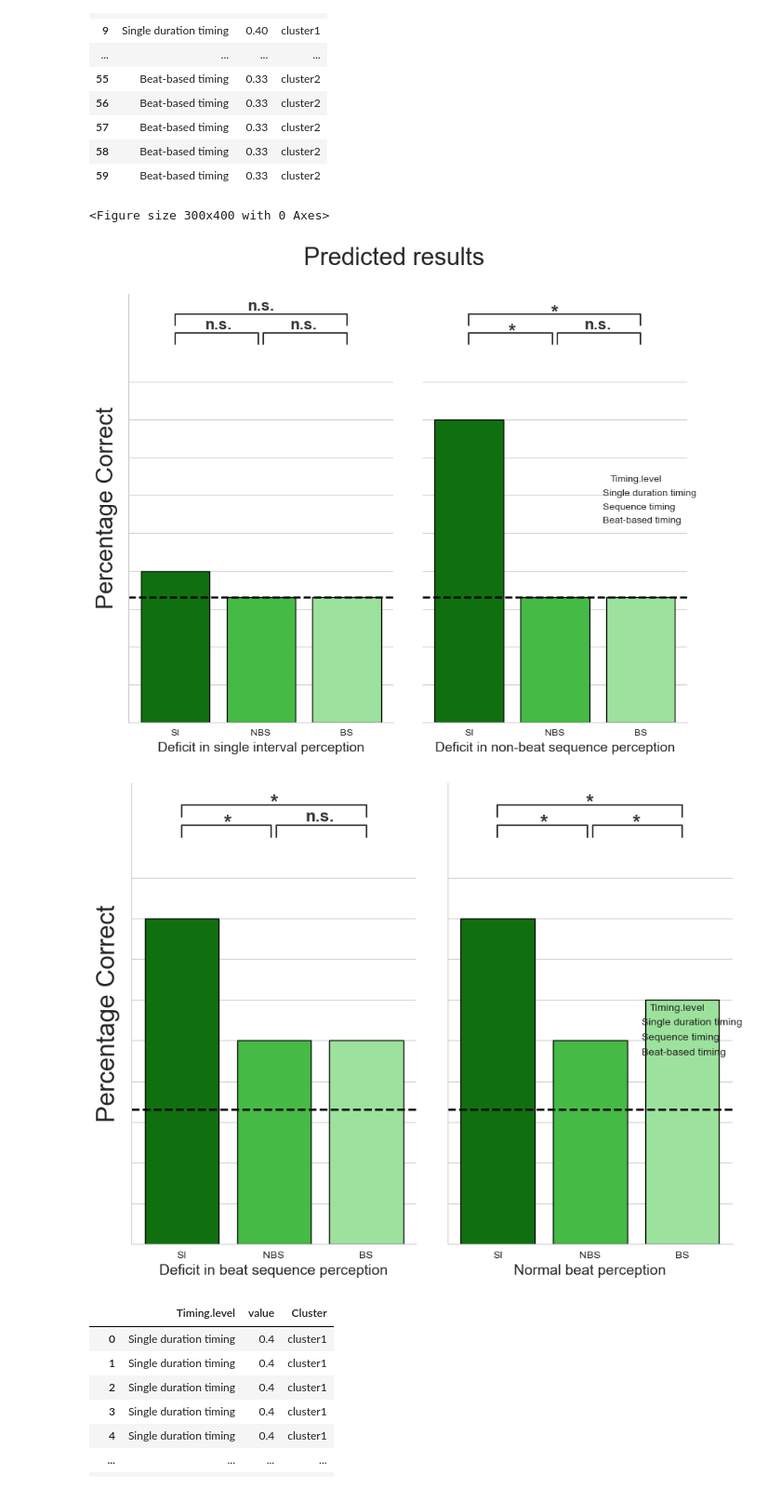
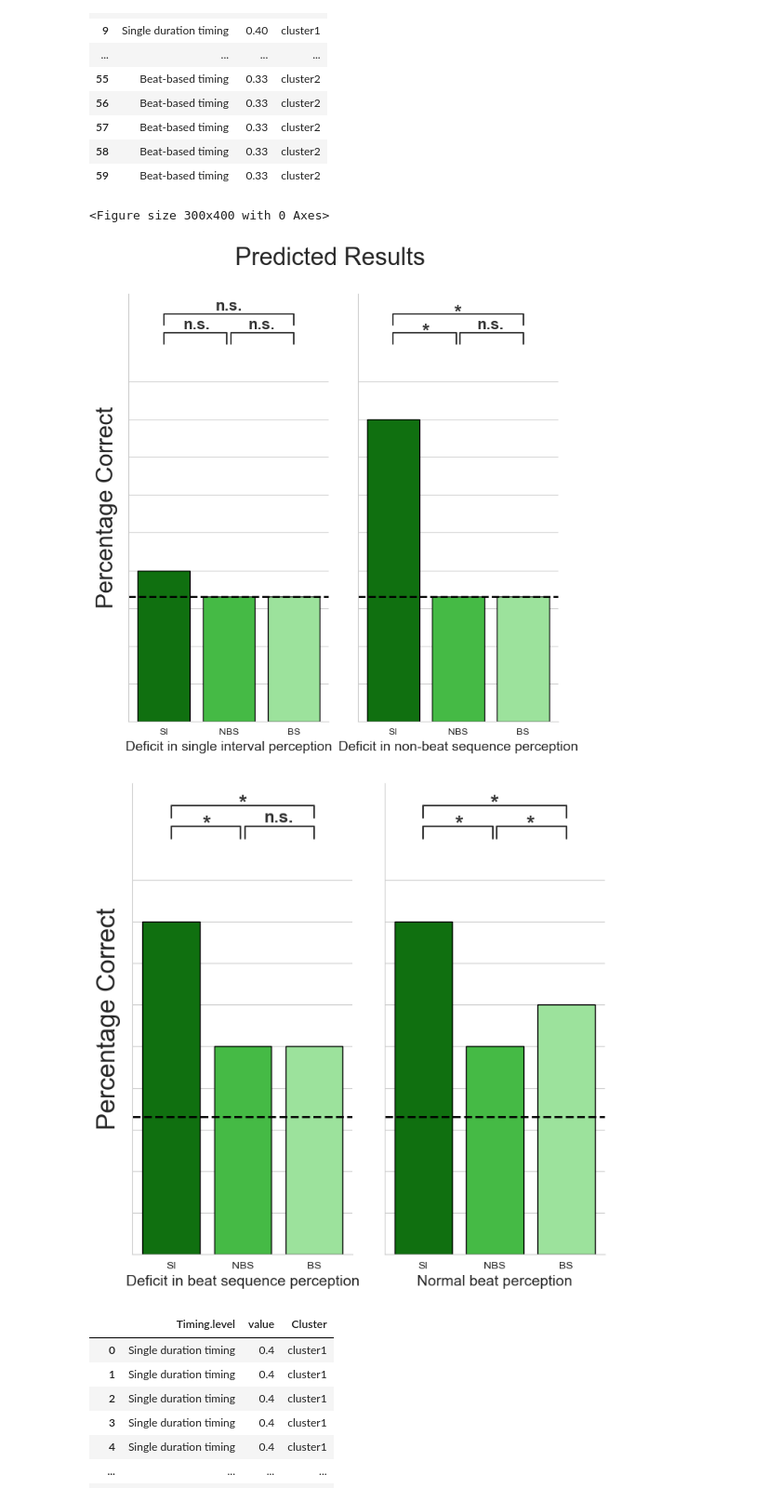
Before and after one commit to Zhaleh-Alipour/Hierarchy-to-Beat-Perception_Auditory-Visual, a Jupyter notebook: visualization/predicted results.ipynb, the cells around one changed output. Shown at 93% size. Saved outputs shown, nothing was run; the diff lists cells and outputs as text; code cells hidden in the pictures.

Commit message:
Update predicted results code

```diff
--- a/visualization/predicted results.ipynb
+++ b/visualization/predicted results.ipynb
@@ -55,10 +55,10 @@ sns.set_style('whitegrid')
 ############# plot #############
 g=sns.catplot(data=df_upper,x='Timing.level',y='value',kind='bar',col='Cluster',
               palette=['green','limegreen','lightgreen'],edgecolor="black", height=7, aspect=0.5,
-              alpha=1, legend=True, sharey=True, sharex=True, margin_titles=False)
+              alpha=1, legend=False, sharey=True, sharex=True, margin_titles=False)
 gg=sns.catplot(data=df_lower,x='Timing.level',y='value',kind='bar',col='Cluster',
               palette=['green','limegreen','lightgreen'],edgecolor="black", height=7, aspect=0.5,
-              alpha=1, legend=True, sharey=True, sharex=True, margin_titles=False)
+              alpha=1, legend=False, sharey=True, sharex=True, margin_titles=False)
 
 for i, ax in enumerate(g.axes.flat):
     cluster_name = g.col_names[i]
@@ -72,7 +72,7 @@ for h in [g,gg]:
     h.set_titles(row_template='{row_name}',col_template='{col_name}')
     h.set_titles("")
 
-    sns.despine(ax=g.axes[0, 1], left=True)
+#     sns.despine(ax=g.axes[0, 1], left=True)
 
     h.set_xticklabels([]) # makes labels for each bar disappers
     h.set_yticklabels(size=13)
@@ -83,7 +83,7 @@ g.axes[0,0].set_xlabel('Deficit in single interval perception',alpha=1,size=14)
 g.axes[0,1].set_xlabel('Deficit in non-beat sequence perception',alpha=1,size=14)
 gg.axes[0,0].set_xlabel('Deficit in beat sequence perception',alpha=1,size=14)
 gg.axes[0,1].set_xlabel('Normal beat perception',alpha=1,size=14)
-g.fig.suptitle('Predicted results',size=25, y=1.05)
+g.fig.suptitle('Predicted Results',size=25, y=1.05)
 ############## legend ################
 # new_labels = ['Single Intervals', 'Non-beat sequences','Beat sequences']
 # handles_swarm, labels_swarm = g.axes[0, 0].get_legend_handles_labels()
@@ -107,43 +107,40 @@ g.fig.suptitle('Predicted results',size=25, y=1.05)
 # g.axes[0,0].yaxis.set_major_formatter(PercentFormatter(1.0))
 
 ########### Statistical significance #################
-# max_val=max(df_final['value'])
+max_val= 1.0
 g.axes[0,0].plot([0,0,0.97,0.97],[max_val,max_val+0.03,max_val+0.03,max_val],lw=1.5,color='0.2',clip_on=False)
 g.axes[0,0].plot([0,0,2,2],[max_val+0.05,max_val+0.08,max_val+0.08,max_val+0.05],lw=1.5,color='0.2',clip_on=False)
 g.axes[0,0].text(x=0.5,y=max_val+0.04, s='n.s.',ha='center',size=16,weight='bold',color='0.2')
 g.axes[0,0].text(x=1,y=max_val+0.09, s='n.s.',ha='center',size=16,weight='bold',color='0.2')
 g.axes[0,0].plot([1.03,1.03,2,2],[max_val,max_val+0.03,max_val+0.03,max_val],lw=1.5,color='0.2',clip_on=False)
 g.axes[0,0].text(x=1.5,y=max_val+0.04, s='n.s.',ha='center',size=16,weight='bold',color='0.2')
 
 g.axes[0,1].plot([0,0,0.97,0.97],[max_val,max_val+0.03,max_val+0.03,max_val],lw=1.5,color='0.2',clip_on=False)
 g.axes[0,1].plot([0,0,2,2],[max_val+0.05,max_val+0.08,max_val+0.08,max_val+0.05],lw=1.5,color='0.2',clip_on=False)
 g.axes[0,1].text(x=0.5,y=max_val+0.02, s='*',ha='center',size=20,weight='bold',color='0.2')
 g.axes[0,1].text(x=1,y=max_val+0.07, s='*',ha='center',size=20,weight='bold',color='0.2')
 g.axes[0,1].plot([1.03,1.03,2,2],[max_val,max_val+0.03,max_val+0.03,max_val],lw=1.5,color='0.2',clip_on=False)
 g.axes[0,1].text(x=1.5,y=max_val+0.04, s='n.s.',ha='center',size=16,weight='bold',color='0.2')
 
 gg.axes[0,0].plot([0,0,0.97,0.97],[max_val,max_val+0.03,max_val+0.03,max_val],lw=1.5,color='0.2',clip_on=False)
 gg.axes[0,0].plot([0,0,2,2],[max_val+0.05,max_val+0.08,max_val+0.08,max_val+0.05],lw=1.5,color='0.2',clip_on=False)
 gg.axes[0,0].text(x=0.5,y=max_val+0.02, s='*',ha='center',size=20,weight='bold',color='0.2')
 gg.axes[0,0].text(x=1,y=max_val+0.07, s='*',ha='center',size=20,weight='bold',color='0.2')
 gg.axes[0,0].plot([1.03,1.03,2,2],[max_val,max_val+0.03,max_val+0.03,max_val],lw=1.5,color='0.2',clip_on=False)
 gg.axes[0,0].text(x=1.5,y=max_val+0.04, s='n.s.',ha='center',size=16,weight='bold',color='0.2')
 
 gg.axes[0,1].plot([0,0,0.97,0.97],[max_val,max_val+0.03,max_val+0.03,max_val],lw=1.5,color='0.2',clip_on=False)
 gg.axes[0,1].plot([0,0,2,2],[max_val+0.05,max_val+0.08,max_val+0.08,max_val+0.05],lw=1.5,color='0.2',clip_on=False)
 gg.axes[0,1].text(x=0.5,y=max_val+0.02, s='*',ha='center',size=20,weight='bold',color='0.2')
 gg.axes[0,1].text(x=1,y=max_val+0.07, s='*',ha='center',size=20,weight='bold',color='0.2')
 gg.axes[0,1].plot([1.03,1.03,2,2],[max_val,max_val+0.03,max_val+0.03,max_val],lw=1.5,color='0.2',clip_on=False)
 gg.axes[0,1].text(x=1.5,y=max_val+0.02, s='*',ha='center',size=20,weight='bold',color='0.2')
 
-# g.savefig(r'C:\Users\zhaleh\OneDrive\phd\PhD project\R code\plots\Predicted Results_2.png', bbox_inches='tight',dpi=400)
-# gg.savefig(r'C:\Users\zhaleh\OneDrive\phd\PhD project\R code\plots\Predicted Results_3.png', bbox_inches='tight',dpi=400)
-
 plt.show()
 # %% [output]
 <Figure size 300x400 with 0 Axes>
-[figure, old version]
+[figure, new version]
-[figure, old version]
+[figure, new version]
 # %%
 df1=df.iloc[:,:2].dropna()
 df1['Cluster']='cluster1'
```
Also changed, not shown: parts of 1 cell of this notebook.
